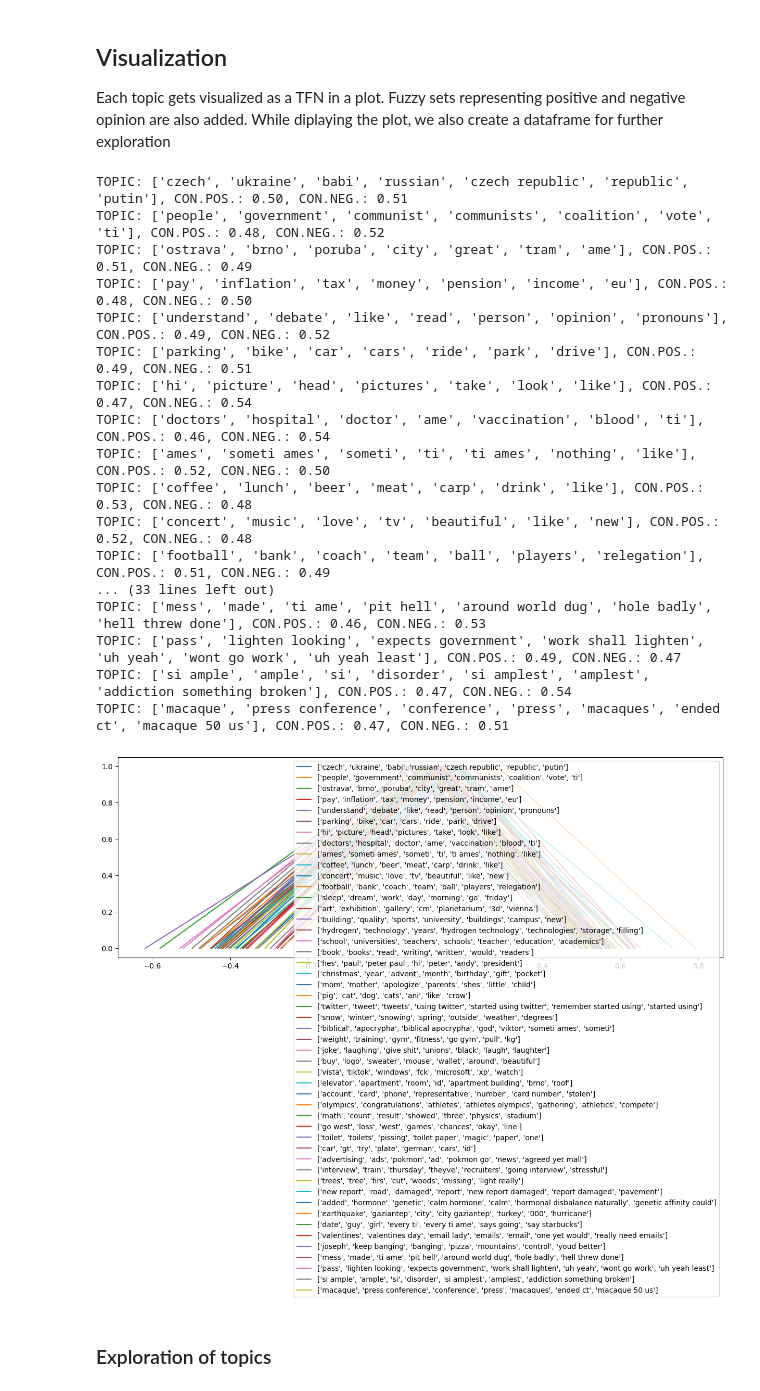
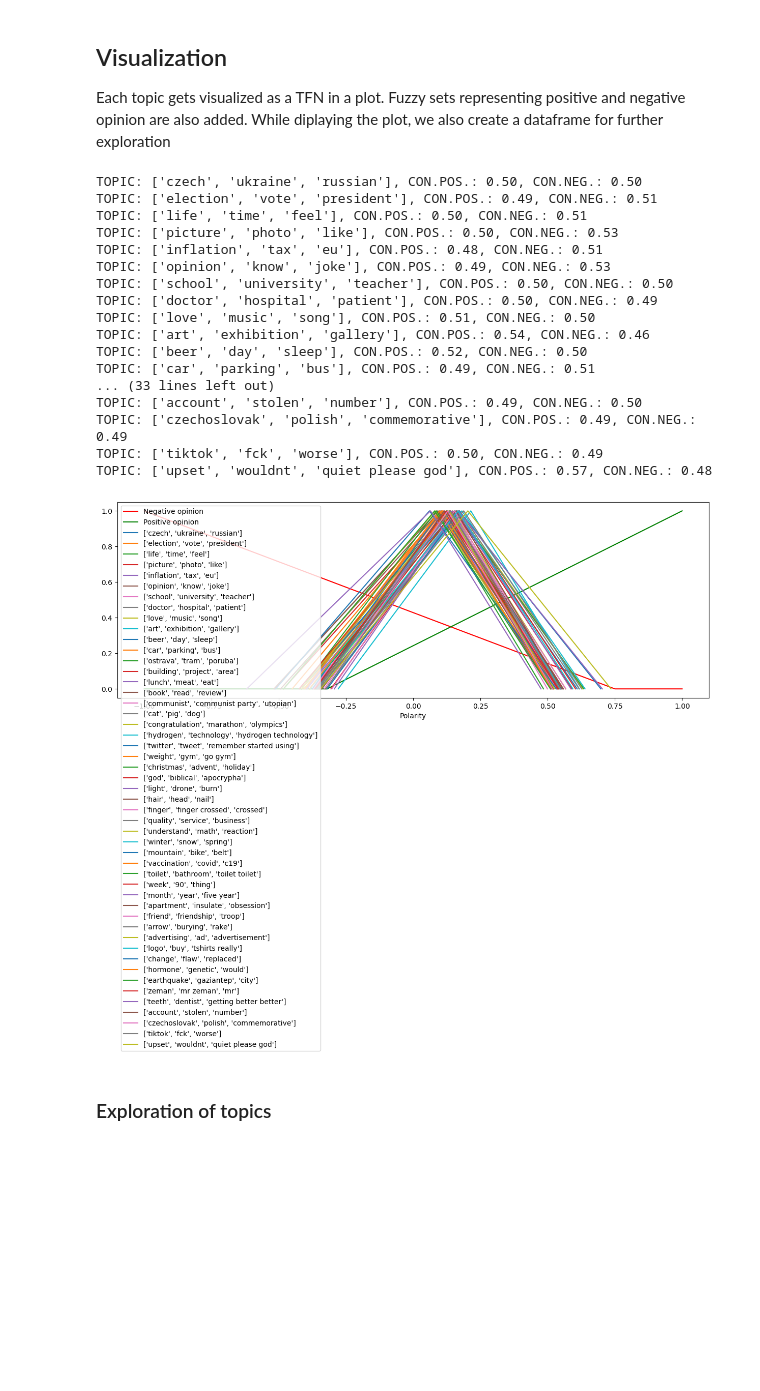
Before and after one commit to msvana/dissertation, a Jupyter notebook: notebooks/case_study_ostrava.ipynb, the cells around one changed output. Drawn from its saved outputs; the diff is of its cells as text; code cells hidden in the pictures; blank space fills up the shorter version.

Commit message:
Add a case study on generated data and improve topic modeling

```diff
--- a/notebooks/case_study_ostrava.ipynb
+++ b/notebooks/case_study_ostrava.ipynb
@@ -30,7 +30,7 @@ df.head()
 We are only interested in tweets that are not too short:
 # %%
 MIN_TEXT_LENGTH = 60
-texts = [t.lower().strip() for t in df['text_en'] if len(str(t)) > 60]
+texts = [t.lower().strip() for t in df['text_en'] if len(str(t)) > 60 if 'holytrainer' not in t.lower()]
 texts[:5]
 # %% [output]
 ['unfortunately, they will continue to fly to tuteck, but they will refuel in soci.',
@@ -42,6 +42,8 @@ texts[:5]
 We perform some basic preprocessing: replacement of contractions and removal of unnecessary characters and of stopwords.
 # %%
 nltk.download('stopwords')
+nltk.download('wordnet')
+
 texts_clean = texts
 
 replacements = [
@@ -50,22 +52,26 @@ replacements = [
     (r"[^\w\s]", ''),
     (r"\s+", ' '),
     ('dont', 'do not'),
-    ('im', 'i am'),
+    (' im', ' i am'),
+    (r"^im", 'i am'),
     ('theres', 'there is'),
     ('thats', 'that is'),
     ('youre', 'you are'),
     ('doesnt', 'does not'),
     ('didnt', 'did not'),
     ('cant', 'can not'),
-    ('couldnt', 'could not')
+    ('couldnt', 'could not'),
+    ('shouldnt', 'should not')
 ]
 
 for replacement in replacements:
     texts_clean = [re.sub(replacement[0], replacement[1], t) for t in texts_clean]
 
 stopwords_en = nltk.corpus.stopwords.words('english')
-texts_no_sw = [' '.join([w for w in t.split() if w not in stopwords_en])
-               for t in texts_clean if 'holytrainer' not in t]
+lemmatizer = nltk.stem.WordNetLemmatizer()
+
+texts_lemmatized = [[lemmatizer.lemmatize(w) if w not in ['has', 'was'] else w for w in t.split()] for t in texts_clean]
+texts_no_sw = [' '.join([w for w in t if w not in stopwords_en]) for t in texts_lemmatized]
 # %% [output]
 [nltk_data] Downloading package stopwords to /home/milos/nltk_data...
 [nltk_data]   Package stopwords is already up-to-date!
@@ -76,7 +84,16 @@ Fit the topic model
 # %%
 topic_model = BERTopic(
     language='english', top_n_words=7, n_gram_range=(1, 3),
-    min_topic_size=10, nr_topics=50, calculate_probabilities=True, verbose=False)
+    min_topic_size=10, nr_topics=50, calculate_probabilities=True, verbose=False,
+    seed_topic_list=[
+        ['doctor', 'hospital', 'patient', 'healtcare'],
+        ['school', 'teaching', 'university', 'education'],
+        ['car', 'parking', 'road', 'traffic']])
 topic_model.fit(texts_no_sw)
 # %% [output]
 <bertopic._bertopic.BERTopic at 0x...>
+# %%
+for i, t in enumerate(texts):
+    if 'ame ' in texts_no_sw[i]:
+        print('ORIG: ', t)
+        print('CLEAN: ', texts_no_sw[i])
@@ -214,56 +249,56 @@ Each topic gets visualized as a TFN in a plot. Fuzzy sets representing positive
 # %%
 plt.figure(figsize=(15, 5))
 plt.xlabel('Polarity')
-# plt.plot([-1, 0.75, 1], [1, 0, 0], color='red', label='Negative opinion')
-# plt.plot([-1, -0.32, 1], [0, 0, 1], color='green', label='Positive opinion')
+plt.plot([-1, 0.75, 1], [1, 0, 0], color='red', label='Negative opinion')
+plt.plot([-1, -0.32, 1], [0, 0, 1], color='green', label='Positive opinion')
 
 topics_processed = []
 
 for topic in topic_model.get_topics().items():
     if topic[0] == -1:
         continue
-    #if topic[0] > 30:
-    #    break
+    #if (topic[0] - 1) % 6 != 0:
+    #    continue
     core = mean_sentiments[topic[0]]
     support_left = core - semivariance_left[topic[0]] * 1.5
     support_right = core + semivariance_right[topic[0]] * 1.5
     con_pos = conformity_positive([support_left, core, support_right], -0.32, 1)
     con_neg = conformity_negative([support_left, core, support_right], 1, -0.75)
-    topic_name = str([t[0] for t in topic[1][:7]])
+    topic_name = str([t[0] for t in topic[1][:3]])
     plt.plot([support_left, core, support_right], [0, 1, 0], label=topic_name)
     print(f'TOPIC: {topic_name}, CON.POS.: {con_pos:.2f}, CON.NEG.: {con_neg:.2f}')
     topics_processed.append({
         'name': topic_name,
         'sent_mean': core,
         'support_left': support_left,
         'support_right': support_right,
         'con_pos': con_pos,
         'con_neg': con_neg
     })
 
 topics_processed = pd.DataFrame(topics_processed)
 
 plt.legend()
 plt.show()
 # %% [output]
-TOPIC: ['czech', 'ukraine', 'babi', 'russian', 'czech republic', 'republic', 'putin'], CON.POS.: 0.50, CON.NEG.: 0.51
-TOPIC: ['people', 'government', 'communist', 'communists', 'coalition', 'vote', 'ti'], CON.POS.: 0.48, CON.NEG.: 0.52
-TOPIC: ['ostrava', 'brno', 'poruba', 'city', 'great', 'tram', 'ame'], CON.POS.: 0.51, CON.NEG.: 0.49
-TOPIC: ['pay', 'inflation', 'tax', 'money', 'pension', 'income', 'eu'], CON.POS.: 0.48, CON.NEG.: 0.50
-TOPIC: ['understand', 'debate', 'like', 'read', 'person', 'opinion', 'pronouns'], CON.POS.: 0.49, CON.NEG.: 0.52
-TOPIC: ['parking', 'bike', 'car', 'cars', 'ride', 'park', 'drive'], CON.POS.: 0.49, CON.NEG.: 0.51
-TOPIC: ['hi', 'picture', 'head', 'pictures', 'take', 'look', 'like'], CON.POS.: 0.47, CON.NEG.: 0.54
-TOPIC: ['doctors', 'hospital', 'doctor', 'ame', 'vaccination', 'blood', 'ti'], CON.POS.: 0.46, CON.NEG.: 0.54
-TOPIC: ['ames', 'someti ames', 'someti', 'ti', 'ti ames', 'nothing', 'like'], CON.POS.: 0.52, CON.NEG.: 0.50
-TOPIC: ['coffee', 'lunch', 'beer', 'meat', 'carp', 'drink', 'like'], CON.POS.: 0.53, CON.NEG.: 0.48
-TOPIC: ['concert', 'music', 'love', 'tv', 'beautiful', 'like', 'new'], CON.POS.: 0.52, CON.NEG.: 0.48
-TOPIC: ['football', 'bank', 'coach', 'team', 'ball', 'players', 'relegation'], CON.POS.: 0.51, CON.NEG.: 0.49
+TOPIC: ['czech', 'ukraine', 'russian'], CON.POS.: 0.50, CON.NEG.: 0.50
+TOPIC: ['election', 'vote', 'president'], CON.POS.: 0.49, CON.NEG.: 0.51
+TOPIC: ['life', 'time', 'feel'], CON.POS.: 0.50, CON.NEG.: 0.51
+TOPIC: ['picture', 'photo', 'like'], CON.POS.: 0.50, CON.NEG.: 0.53
+TOPIC: ['inflation', 'tax', 'eu'], CON.POS.: 0.48, CON.NEG.: 0.51
+TOPIC: ['opinion', 'know', 'joke'], CON.POS.: 0.49, CON.NEG.: 0.53
+TOPIC: ['school', 'university', 'teacher'], CON.POS.: 0.50, CON.NEG.: 0.50
+TOPIC: ['doctor', 'hospital', 'patient'], CON.POS.: 0.50, CON.NEG.: 0.49
+TOPIC: ['love', 'music', 'song'], CON.POS.: 0.51, CON.NEG.: 0.50
+TOPIC: ['art', 'exhibition', 'gallery'], CON.POS.: 0.54, CON.NEG.: 0.46
+TOPIC: ['beer', 'day', 'sleep'], CON.POS.: 0.52, CON.NEG.: 0.50
+TOPIC: ['car', 'parking', 'bus'], CON.POS.: 0.49, CON.NEG.: 0.51
 ... (33 lines left out)
-TOPIC: ['mess', 'made', 'ti ame', 'pit hell', 'around world dug', 'hole badly', 'hell threw done'], CON.POS.: 0.46, CON.NEG.: 0.53
-TOPIC: ['pass', 'lighten looking', 'expects government', 'work shall lighten', 'uh yeah', 'wont go work', 'uh yeah least'], CON.POS.: 0.49, CON.NEG.: 0.47
-TOPIC: ['si ample', 'ample', 'si', 'disorder', 'si amplest', 'amplest', 'addiction something broken'], CON.POS.: 0.47, CON.NEG.: 0.54
-TOPIC: ['macaque', 'press conference', 'conference', 'press', 'macaques', 'ended ct', 'macaque 50 us'], CON.POS.: 0.47, CON.NEG.: 0.51
+TOPIC: ['account', 'stolen', 'number'], CON.POS.: 0.49, CON.NEG.: 0.50
+TOPIC: ['czechoslovak', 'polish', 'commemorative'], CON.POS.: 0.49, CON.NEG.: 0.49
+TOPIC: ['tiktok', 'fck', 'worse'], CON.POS.: 0.50, CON.NEG.: 0.49
+TOPIC: ['upset', 'wouldnt', 'quiet please god'], CON.POS.: 0.57, CON.NEG.: 0.48
-[figure, old version]
+[figure, new version]
 # %% [markdown]
 ### Exploration of topics
 # %%
```
Also changed, not shown: parts of 7 cells of this notebook, 3 other files.
